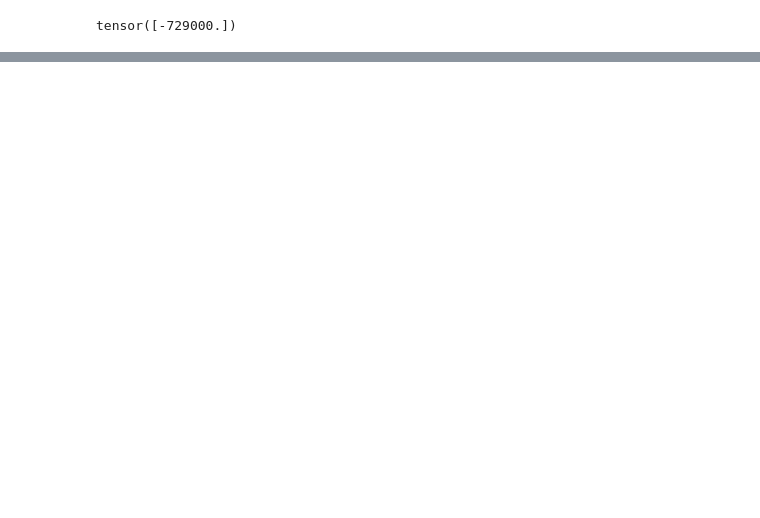
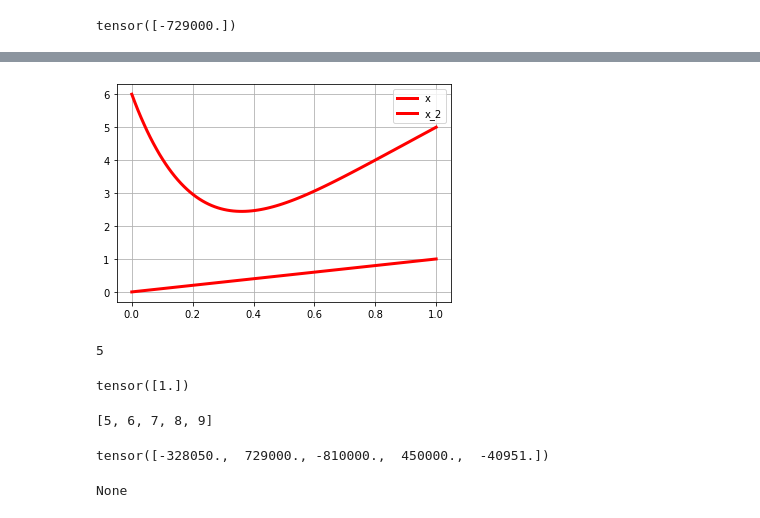
Before and after one commit to MatthiasHerp/mctm_pytorch, a Jupyter notebook: testing.ipynb, the cells around one changed output, grey strips where cells are left out. Saved outputs shown, nothing was run; the diff lists cells and outputs as text; code cells hidden in the pictures; blank space fills up the shorter version.

```diff
--- a/testing.ipynb
+++ b/testing.ipynb
@@ -31,0 +55,10 @@ tensor([1., 1., 1., 1., 1.])
+# %%
+def bernstein_prediction(params, input, degree):
+    n = degree
+    return sum(params[v-1] * b(torch.FloatTensor([v]), torch.FloatTensor([n]), input) for v in range(n+1))
+# %%
+def bernstein_inverse(params, input, degree):
+    n = degree
+    k = 1
+    return 1 / torch_binom(torch.FloatTensor([n]), torch.FloatTensor([k])) * \
+           sum(1 / params[j-1] * torch_binom(torch.FloatTensor([j]), torch.FloatTensor([k])) * b(torch.FloatTensor([j]), torch.FloatTensor([n]), input) for j in range(k,n+1))
@@ -31,0 +76,7 @@ tensor([1., 1., 1., 1., 1.])
+# %%
+x = torch.FloatTensor(np.linspace(0,1,100))
+p = torch.FloatTensor([1,2,3,4,5,6])
+d = 5
+
+z = bernstein_prediction(params=p, input=x, degree=d)
+x_2 = bernstein_inverse(params=p, input=z, degree=d)
@@ -31,0 +85,32 @@ tensor([1., 1., 1., 1., 1.])
+# %%
+fig, ax = plt.subplots()
+
+ax.plot(x, x, 'r-', lw=3, label="x")
+ax.plot(x, x_2, 'r-', lw=3, label="x_2")
+
+ax.grid(True)
+ax.legend(loc='best')
+plt.show()
+# %% [output]
+[figure, added]
+# %%
+5 ** 1
+# %% [output]
+5
+# %%
+torch.FloatTensor([1])
+# %% [output]
+tensor([1.])
+# %%
+list(range(5,10))
+# %% [output]
+[5, 6, 7, 8, 9]
+# %%
+loss.backward()
+print(params.grad)
+# %% [output]
+tensor([-328050.,  729000., -810000.,  450000.,  -40951.])
+# %%
+print(loss.grad)
+# %% [output]
+None
```
Also changed, not shown: parts of 11 cells of this notebook.
